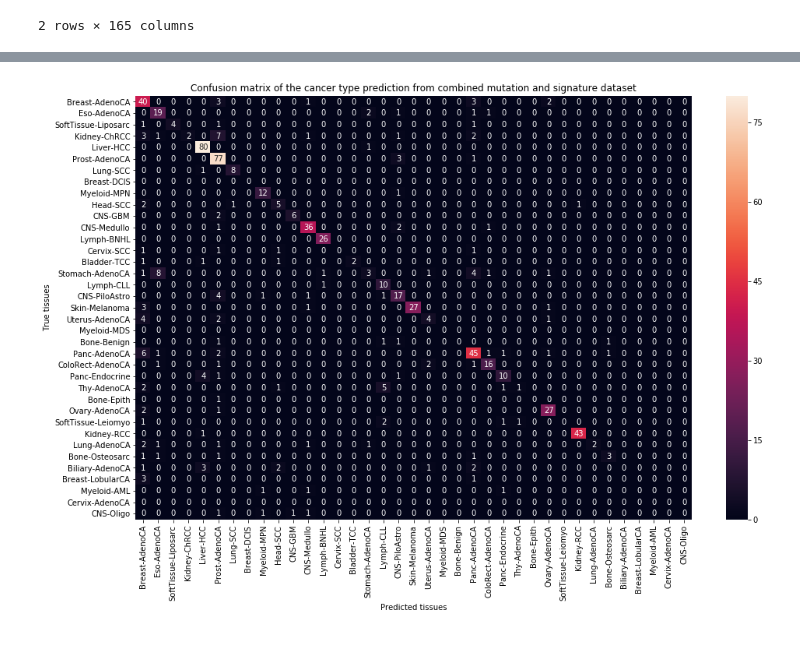
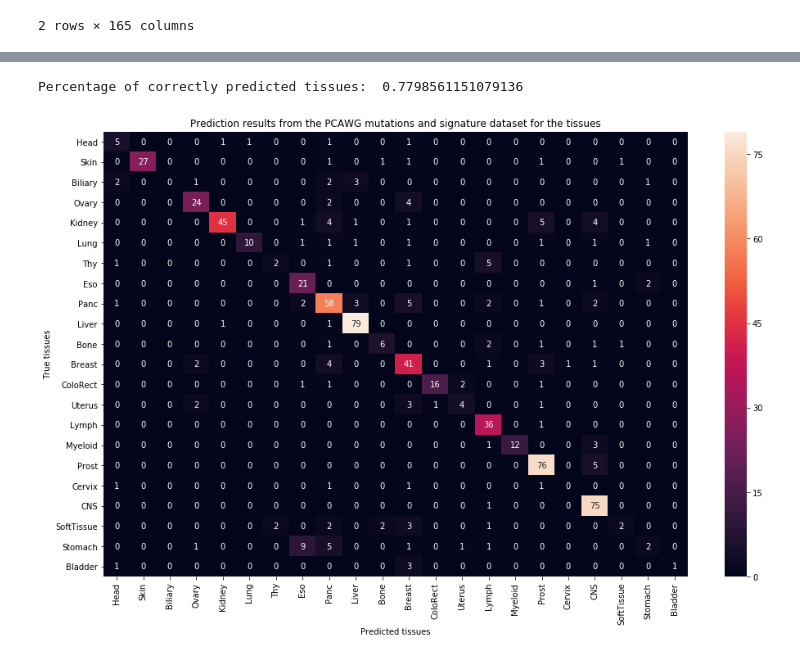
Before and after one commit to Lepardi/LSI31003-group-work, a Jupyter notebook: MachineLearning_inMolecularBiology2020_GroupProject.ipynb, the cells around one changed output, grey strips where cells are left out. Cells and saved outputs as stored; diff of their text form; code cells hidden in the pictures.

```diff
--- a/MachineLearning_inMolecularBiology2020_GroupProject.ipynb
+++ b/MachineLearning_inMolecularBiology2020_GroupProject.ipynb
@@ -280,18 +312,3 @@ nonPCAWG_wgs_mutVal.head(2)
-# %%
-nonPCAWG_wgs_mutVal = nonPCAWG_wgs_mut.drop(["Mutation type", "Trinucleotide"], axis = 1)
-types = list(nonPCAWG_wgs_mutVal.columns[61:].str.split("::").str[0])
-nonPCAWG_wgs_mutVal = nonPCAWG_wgs_mutVal.T
-nonPCAWG_wgs_mutVal["type"] = nonPCAWG_wgs_mutVal.index.str.split("::").str[0]
-nonPCAWG_wgs_mutVal = nonPCAWG_wgs_mutVal.iloc[61:]
-nonPCAWG_wgs_mutVal["tissue"] = [type.split("-")[0] for type in types]
-
-tissues = PCAWG_wgs_mutT["tissue"].values
-indexes = []
-for i in range(len(nonPCAWG_wgs_mutVal)):
-    if nonPCAWG_wgs_mutVal.iloc[i]["tissue"] in tissues:
-        indexes.append(i)
-
-nonPCAWG_wgs_mutVal = nonPCAWG_wgs_mutVal.iloc[indexes]
 # %%
 nonPCAWG_wgs_mutVal.head(2)
 # %% [output]
@@ -519,24 +566,19 @@ PCAWG_wgs_act.head()
 # %%
 #Get the shared tissue types from the PCAWG and nonPCAWG activity data
-PCAWGtissues = set(PCAWG_wgs_act["Cancer Types"].values)
-nonPCAWGtissues = set(nonPCAWG_wgs_act["Cancer Types"].values)
+PCAWGtypes = set(PCAWG_wgs_act["Cancer Types"].values)
+nonPCAWGtypes = set(nonPCAWG_wgs_act["Cancer Types"].values)
 
-PCAWGtissues = [type.split("-")[0] for type in PCAWGtissues]
-print(PCAWGtissues)
-print()
-nonPCAWGtissues = [type.split("-")[0] for type in nonPCAWGtissues]
-print(nonPCAWGtissues)
+PCAWGtissues = [type.split("-")[0] for type in PCAWGtypes]
+nonPCAWGtissues = [type.split("-")[0] for type in nonPCAWGtypes]
 
-print()
 actShared = []
 for tissue in nonPCAWGtissues:
     if (tissue in PCAWGtissues):
         actShared.append(tissue)
-print(actShared)
 
 rowsToKeep = []
 for i in range(61, len(nonPCAWG_wgs_act)):
-    if nonPCAWG_wgs_act.iloc[61]["Cancer Types"].split("-")[0] in actShared:
+    if nonPCAWG_wgs_act.iloc[i]["Cancer Types"].split("-")[0] in actShared:
         rowsToKeep.append(i)
 
 nonPCAWG_wgs_actVal = nonPCAWG_wgs_act.iloc[rowsToKeep]
@@ -675,14 +705,38 @@ print(score)
+# %%
+#Random forest classifier for the combined dataset of mutations and signatures using the tissues as labels
+y = mergedNorm['tissue'] #Labels
+X = mergedNorm.drop(["index",'type', "tissue", 'Cancer Types'], axis = 1) #Data
+#split the dataset to train and test data, the library can do this automatically
+train_X, test_X, train_y, test_y = train_test_split(X, y, test_size=0.25, random_state=0)
+
+parameters = {'bootstrap': False,
+              'min_samples_leaf': 3,
+              'n_estimators': 50,
+              'min_samples_split': 10,
+              'max_features': 'sqrt',
+              'max_depth': 12,
+              'max_leaf_nodes': None}
+
+
+RF_model = RandomForestClassifier(**parameters)
+RF_model.fit(train_X, train_y)
+
+RF_predictions = RF_model.predict(test_X)
+score = accuracy_score(test_y ,RF_predictions)
+print("Percentage of correctly predicted tissues: ", score)
+# %% [output]
+Percentage of correctly predicted tissues:  0.7798561151079136
 # %%
 cancer_type = list(set(y))
 cm = np.array(confusion_matrix(test_y, RF_predictions, labels=cancer_type))
 confusion = pd.DataFrame(cm, index=cancer_type, columns=cancer_type)
 
 fig, ax = plt.subplots(figsize = (16,10))
 ax = sns.heatmap(confusion, annot=True)
 ax.set_ylabel("True tissues")
 ax.set_xlabel("Predicted tissues")
-ax.set_title("Confusion matrix of the cancer type prediction from combined mutation and signature dataset")
+ax.set_title("Prediction results from the PCAWG mutations and signature dataset for the tissues")
 
 plt.show()
 # %% [output]
-[figure, old version]
+[figure, new version]
```
Also changed, not shown: parts of 45 cells of this notebook.
